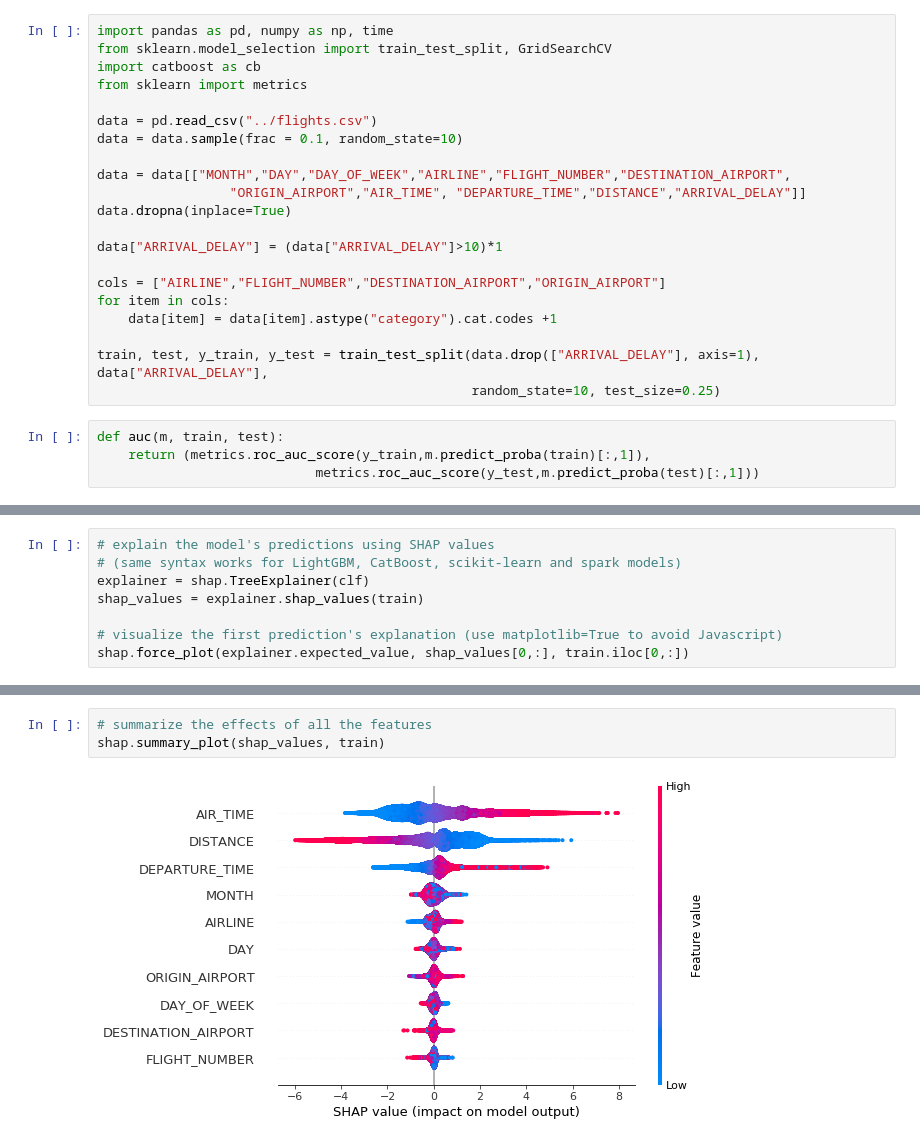
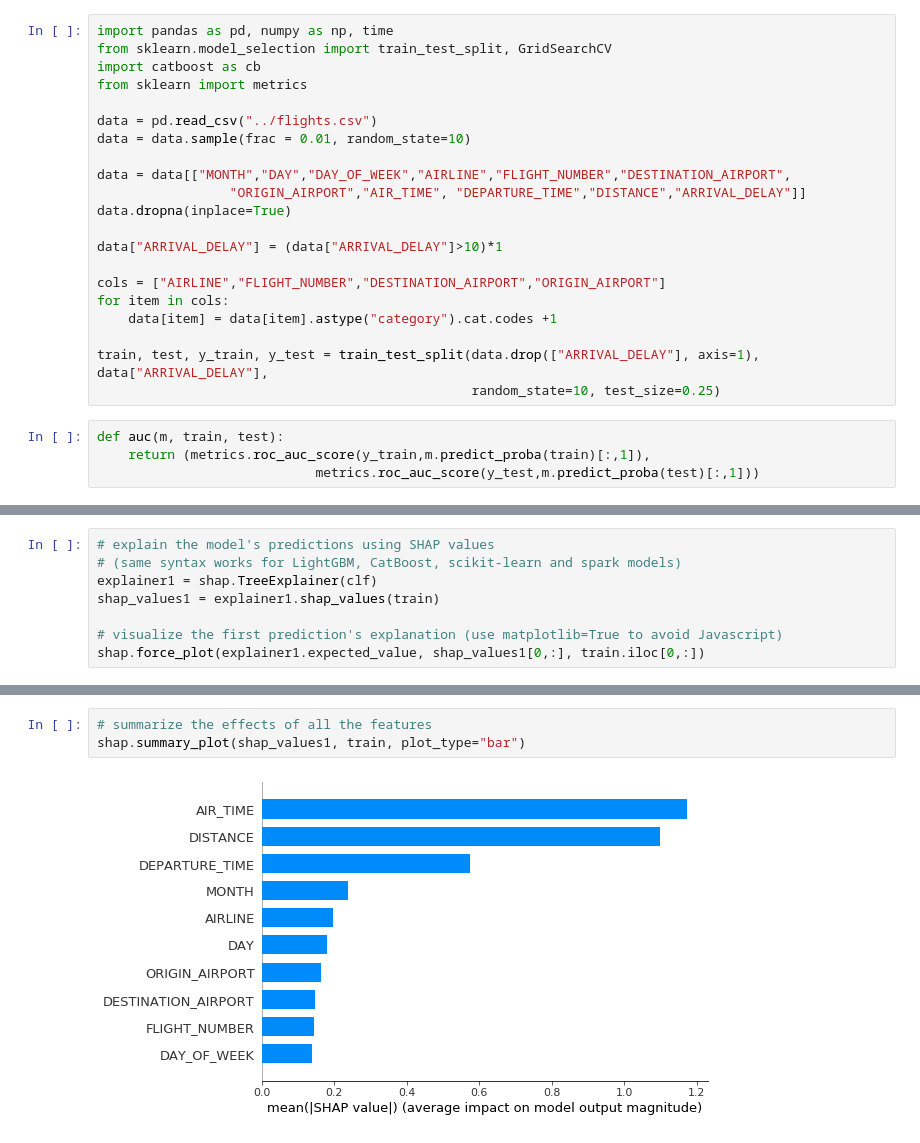
Before and after one commit to kvnkuo/estimators, a Jupyter notebook: catboost.ipynb, the cells around one changed output, grey strips where cells are left out. Saved outputs shown, nothing was run; the diff lists cells and outputs as text.

Commit message:
add shap to show feature importance

```diff
--- a/catboost.ipynb
+++ b/catboost.ipynb
@@ -5,7 +5,7 @@ import catboost as cb
 from sklearn import metrics
 
 data = pd.read_csv("../flights.csv")
-data = data.sample(frac = 0.1, random_state=10)
+data = data.sample(frac = 0.01, random_state=10)
 
 data = data[["MONTH","DAY","DAY_OF_WEEK","AIRLINE","FLIGHT_NUMBER","DESTINATION_AIRPORT",
                  "ORIGIN_AIRPORT","AIR_TIME", "DEPARTURE_TIME","DISTANCE","ARRIVAL_DELAY"]]
@@ -84,10 +177,10 @@ shap.initjs()
 # %%
 # explain the model's predictions using SHAP values
 # (same syntax works for LightGBM, CatBoost, scikit-learn and spark models)
-explainer = shap.TreeExplainer(clf)
-shap_values = explainer.shap_values(train)
+explainer1 = shap.TreeExplainer(clf)
+shap_values1 = explainer1.shap_values(train)
 
 # visualize the first prediction's explanation (use matplotlib=True to avoid Javascript)
-shap.force_plot(explainer.expected_value, shap_values[0,:], train.iloc[0,:])
+shap.force_plot(explainer1.expected_value, shap_values1[0,:], train.iloc[0,:])
 # %% [output]
 [interactive output not drawn]
@@ -94,6 +197,6 @@ shap.force_plot(explainer.expected_value, shap_values[0,:], train.iloc[0,:])
 # %%
 # summarize the effects of all the features
-shap.summary_plot(shap_values, train)
+shap.summary_plot(shap_values1, train, plot_type="bar")
 # %% [output]
-[figure, old version]
+[figure, new version]
 # %%
```
Also changed, not shown: parts of 9 cells of this notebook, 2 other files.
